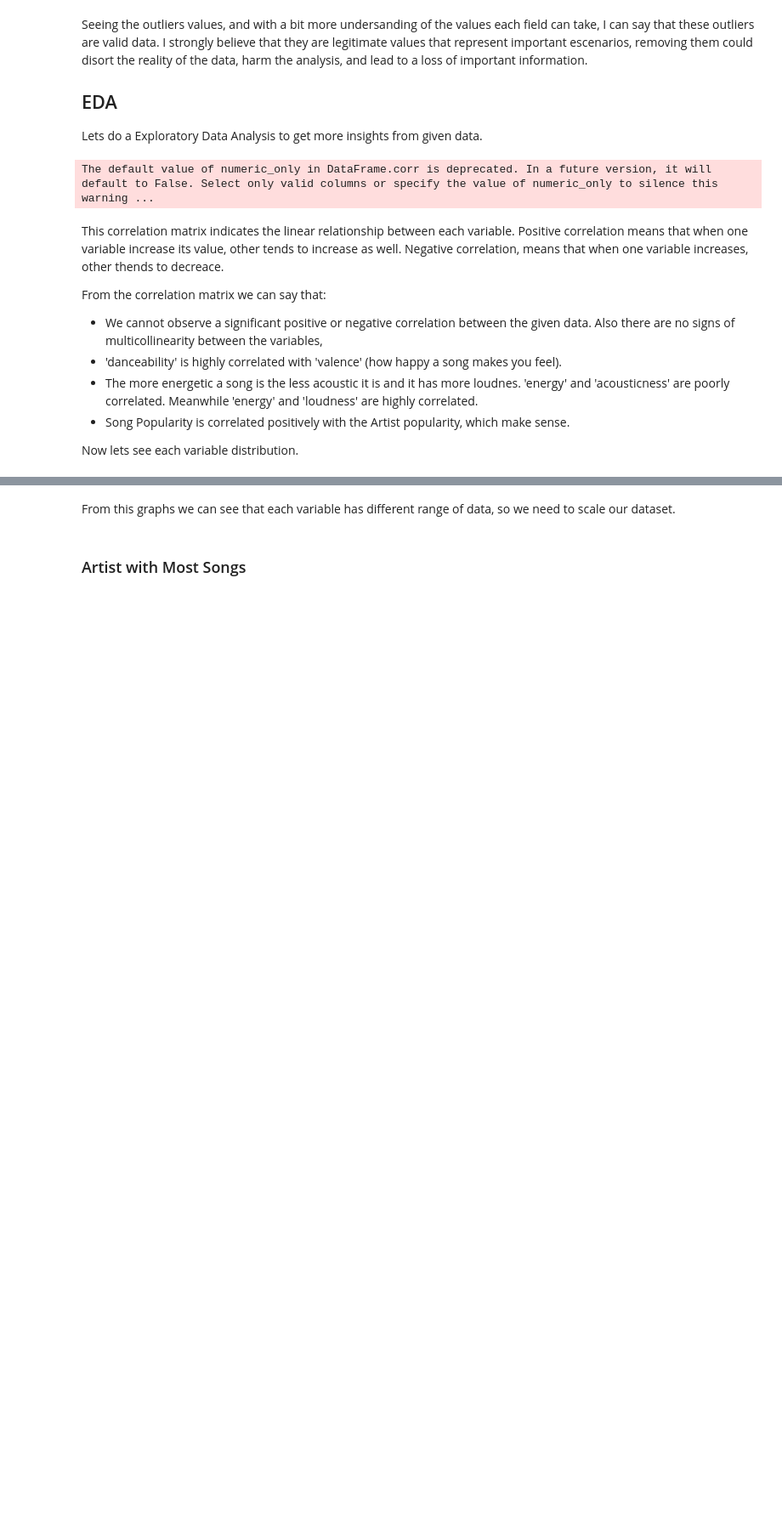
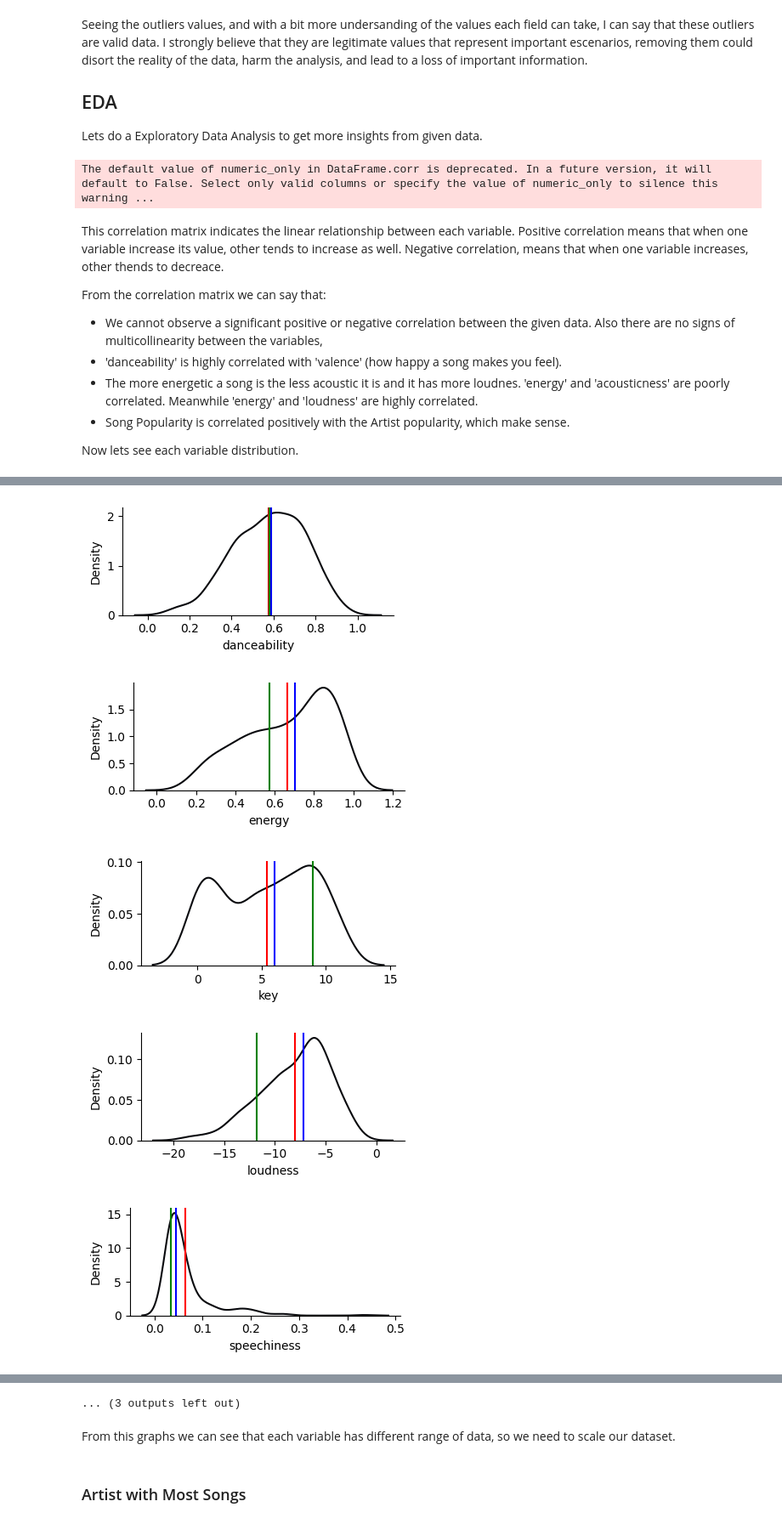
Before and after one commit to bautidea/kaggle_competitions, a Jupyter notebook: spotify_clustering/notebook_resolucion.ipynb, the cells around one changed output, grey strips where cells are left out. Shown at 85% size. Saved outputs shown, nothing was run; the diff lists cells and outputs as text; code cells hidden in the pictures; blank space fills up the shorter version.

```diff
--- a/spotify_clustering/notebook_resolucion.ipynb
+++ b/spotify_clustering/notebook_resolucion.ipynb
@@ -191,0 +195,21 @@ for i in plot_cols:
+# %%
+plot_cols = data_num_cols.columns.tolist()
+plot_cols.remove('mode')
+for i in plot_cols:
+    # Obtaining mean. median, and mode.
+    mean = data_num_cols[i].mean()
+    median = data_num_cols[i].median()
+    # this is a ModeResult element, the mode value is inside an array.
+    mode = stats.mode(data_num_cols[i])[0][0] # --> ModeResult(mode=array([0.58]), count=array([4]))[0][0]
+
+    sns.displot(data=data_num_cols, x=i, kind='kde',height=2, aspect=2)
+    plt.axvline(x = mean, color = 'r', label = 'mean')
+    plt.axvline(x = median, color = 'b', label = 'mean')
+    plt.axvline(x = mode, color = 'g', label = 'mean')
+    plt.show()
+# %% [output]
+[figure, added]
+[figure, added]
+[figure, added]
+[figure, added]
+[figure, added]
@@ -192,3 +223,4 @@ for i in plot_cols:
+... (3 outputs left out)
 # %% [markdown]
 From this graphs we can see that each variable has different range of data, so we need to scale our dataset.
 # %% [markdown]
```
Also changed, not shown: parts of 6 cells of this notebook.
